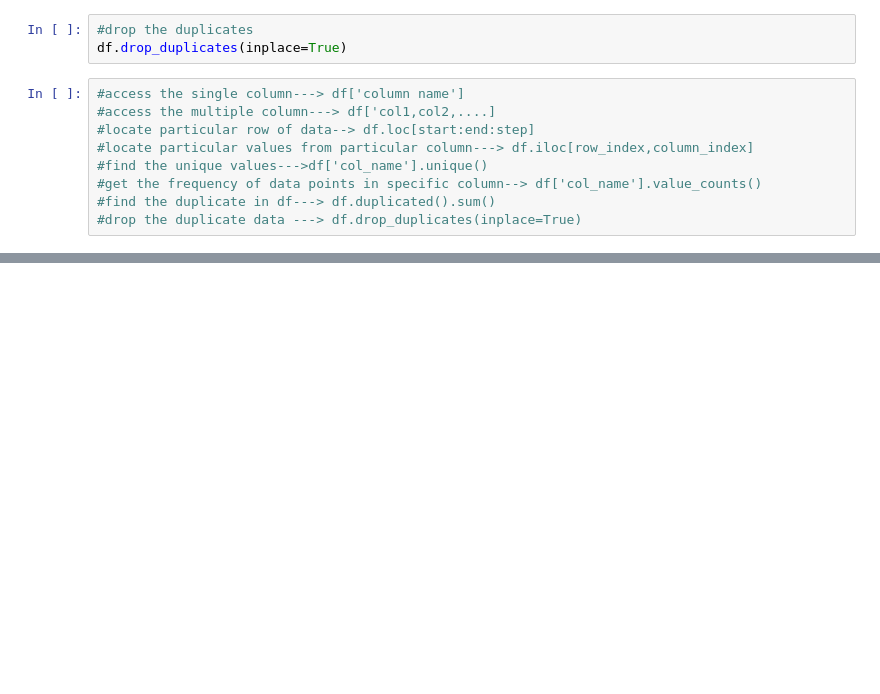
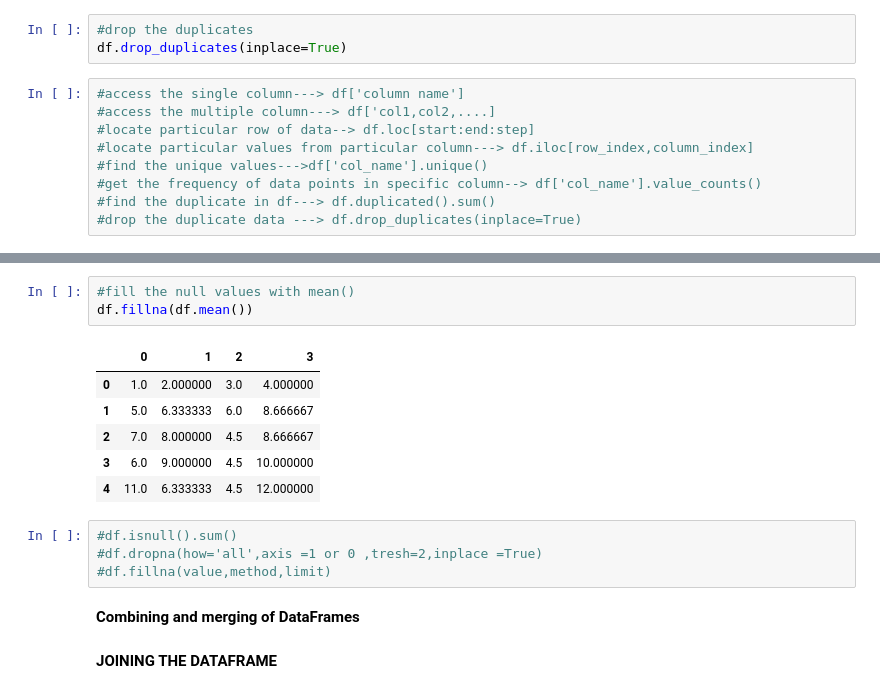
Before and after one commit to Srikanth-9492/My_python_notebook, a Jupyter notebook: Pandas_notebook.ipynb, the cells around one changed output, grey strips where cells are left out. Saved outputs shown, nothing was run; the diff lists cells and outputs as text; blank space fills up the shorter version.

```diff
--- a/Pandas_notebook.ipynb
+++ b/Pandas_notebook.ipynb
@@ -780,0 +985,18 @@ df.drop_duplicates(inplace=True)
+# %%
+#fill the null values with mean()
+df.fillna(df.mean())
+# %% [output]
+|  | 0 | 1 | 2 | 3 |
+| 0 | 1.0 | 2.000000 | 3.0 | 4.000000 |
+| 1 | 5.0 | 6.333333 | 6.0 | 8.666667 |
+| 2 | 7.0 | 8.000000 | 4.5 | 8.666667 |
+| 3 | 6.0 | 9.000000 | 4.5 | 10.000000 |
+| 4 | 11.0 | 6.333333 | 4.5 | 12.000000 |
+# %%
+#df.isnull().sum()
+#df.dropna(how='all',axis =1 or 0 ,tresh=2,inplace =True)
+#df.fillna(value,method,limit)
+# %% [markdown]
+**Combining and merging of DataFrames**
+# %% [markdown]
+**JOINING THE DATAFRAME**
```
Also changed, not shown: parts of 39 cells of this notebook.
